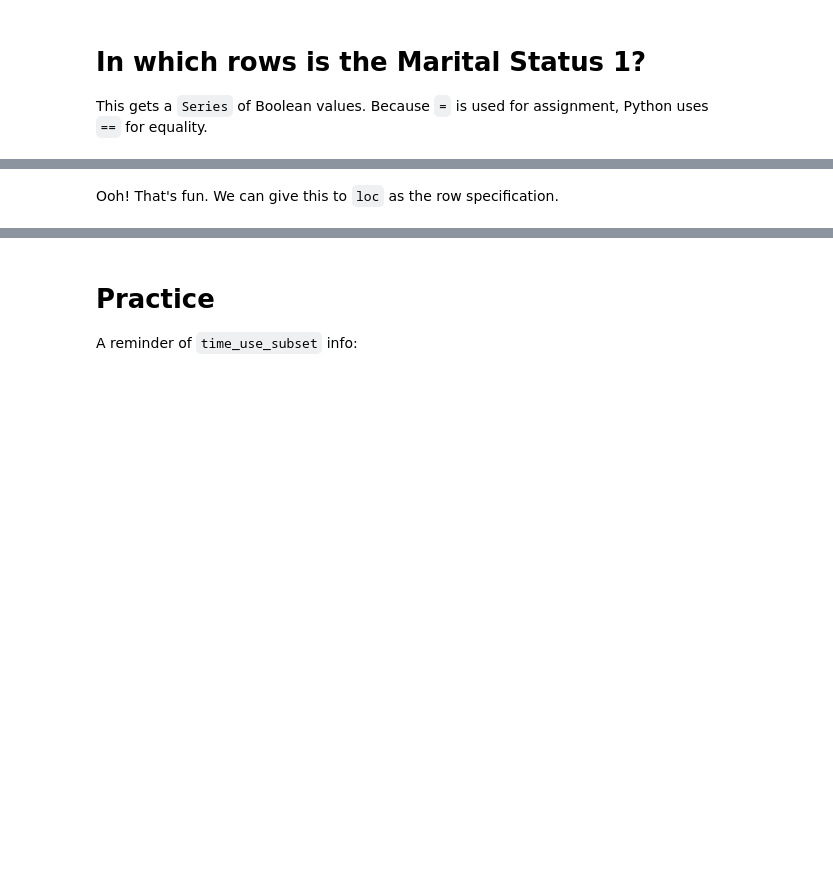
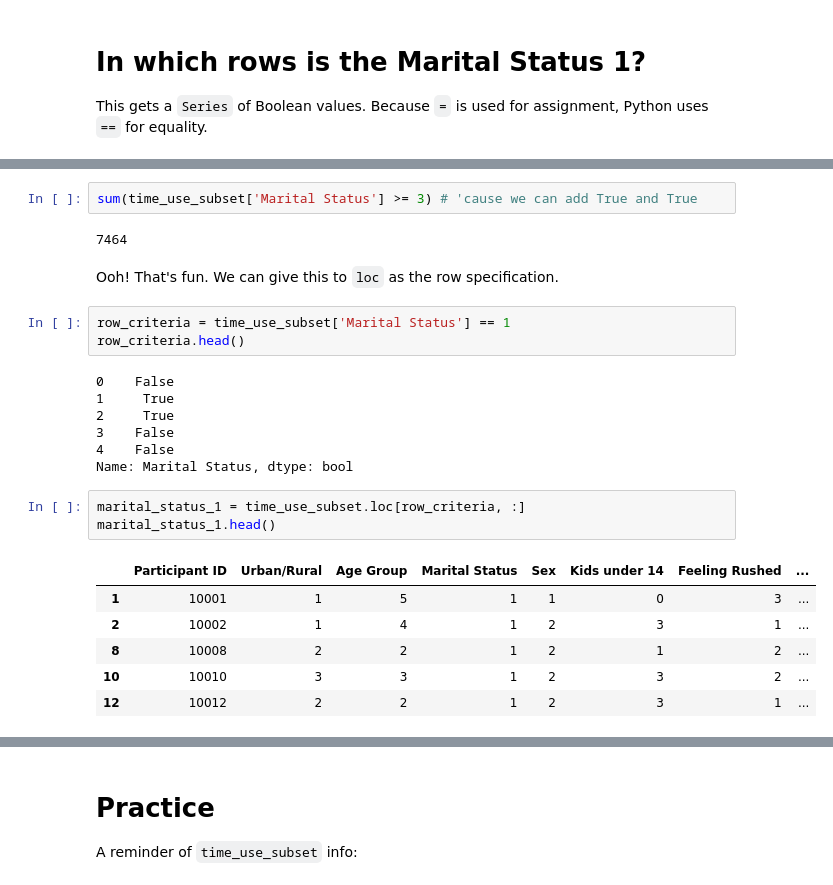
Before and after one commit to UofTCompDSci/postedlectures, a Jupyter notebook: week2/paul/Data_Wrangling_with_DataFrames_GGR.ipynb, the cells around one changed output, grey strips where cells are left out. Saved outputs shown, nothing was run; the diff lists cells and outputs as text; blank space fills up the shorter version.

```diff
--- a/week2/paul/Data_Wrangling_with_DataFrames_GGR.ipynb
+++ b/week2/paul/Data_Wrangling_with_DataFrames_GGR.ipynb
@@ -157,2 +335,26 @@ time_use_subset['Marital Status'] == 1
+# %%
+sum(time_use_subset['Marital Status'] >= 3) # 'cause we can add True and True
+# %% [output]
+7464
 # %% [markdown]
 Ooh! That's fun. We can give this to `loc` as the row specification.
+# %%
+row_criteria = time_use_subset['Marital Status'] == 1
+row_criteria.head()
+# %% [output]
+0    False
+1     True
+2     True
+3    False
+4    False
+Name: Marital Status, dtype: bool
+# %%
+marital_status_1 = time_use_subset.loc[row_criteria, :]
+marital_status_1.head()
+# %% [output]
+|  | Participant ID | Urban/Rural | Age Group | Marital Status | Sex | Kids under 14 | Feeling Rushed | ... |
+| 1 | 10001 | 1 | 5 | 1 | 1 | 0 | 3 | ... |
+| 2 | 10002 | 1 | 4 | 1 | 2 | 3 | 1 | ... |
+| 8 | 10008 | 2 | 2 | 1 | 2 | 1 | 2 | ... |
+| 10 | 10010 | 3 | 3 | 1 | 2 | 3 | 2 | ... |
+| 12 | 10012 | 2 | 2 | 1 | 2 | 3 | 1 | ... |
```
Also changed, not shown: parts of 34 cells of this notebook, 1 other file.
